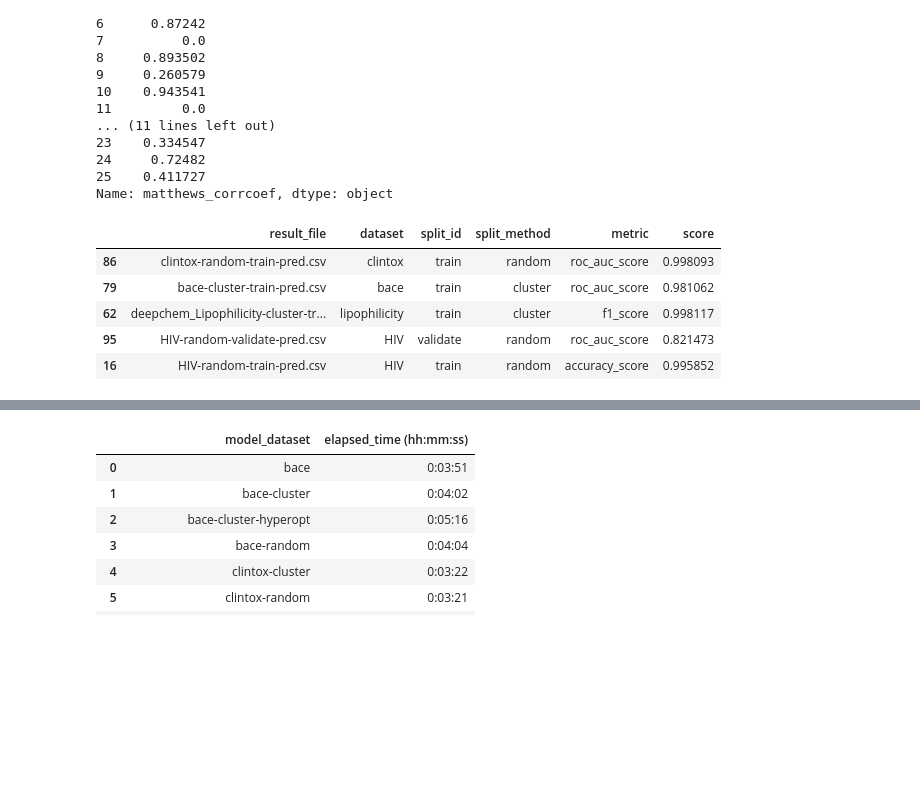
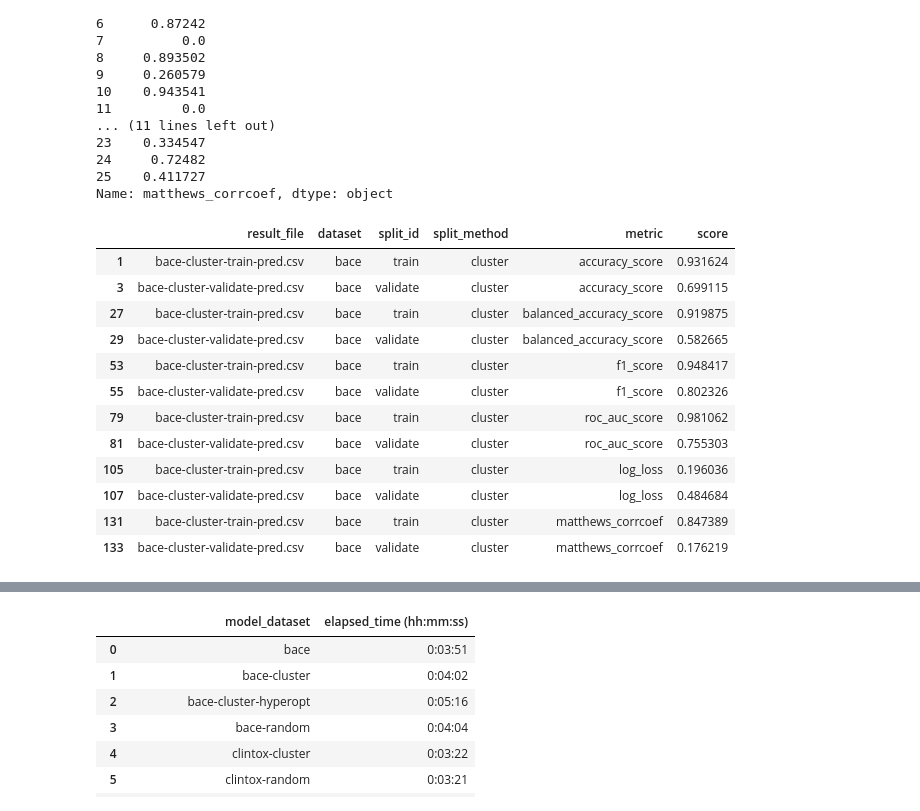
Before and after one commit to PJMichaels/Chemistry-Capstone, a Jupyter notebook: Chemprop_Evaluation.ipynb, the cells around one changed output, grey strips where cells are left out. Cells and saved outputs as stored; diff of their text form; code cells hidden in the pictures; blank space fills up the shorter version.

Commit message:
found an issue where I was reading in hyper parameter optimized results for bace and fixed it

```diff
--- a/Chemprop_Evaluation.ipynb
+++ b/Chemprop_Evaluation.ipynb
@@ -80,21 +80,35 @@ Name: matthews_corrcoef, dtype: object
 # %%
 # need to come back and optimize the visualizations, but thinking something like multiple facets for each score type
 # I also need to rotate text to avoid overlap
 
 vis_df = df.melt(['result_file', 'dataset', 'split_id', 'split_method'], value_name = "score", var_name= "metric")
 
 vis_df['dataset'] = vis_df['dataset'].str[:-4]
 vis_df['dataset'] = vis_df['dataset'].str.replace('deepchem_', '')
 
 
 vis_df.sample(5)
+
+
+
+vis_df = vis_df[~ vis_df["result_file"].str.contains("hyperopt")]
+
+### note that I needed to remove hyper-parameter optimizations results
+vis_df[(vis_df["dataset"] == 'bace') & (vis_df['split_method'] == "cluster")]
 # %% [output]
 |  | result_file | dataset | split_id | split_method | metric | score |
-| 86 | clintox-random-train-pred.csv | clintox | train | random | roc_auc_score | 0.998093 |
+| 1 | bace-cluster-train-pred.csv | bace | train | cluster | accuracy_score | 0.931624 |
+| 3 | bace-cluster-validate-pred.csv | bace | validate | cluster | accuracy_score | 0.699115 |
+| 27 | bace-cluster-train-pred.csv | bace | train | cluster | balanced_accuracy_score | 0.919875 |
+| 29 | bace-cluster-validate-pred.csv | bace | validate | cluster | balanced_accuracy_score | 0.582665 |
+| 53 | bace-cluster-train-pred.csv | bace | train | cluster | f1_score | 0.948417 |
+| 55 | bace-cluster-validate-pred.csv | bace | validate | cluster | f1_score | 0.802326 |
 | 79 | bace-cluster-train-pred.csv | bace | train | cluster | roc_auc_score | 0.981062 |
-| 62 | deepchem_Lipophilicity-cluster-tr... | lipophilicity | train | cluster | f1_score | 0.998117 |
-| 95 | HIV-random-validate-pred.csv | HIV | validate | random | roc_auc_score | 0.821473 |
-| 16 | HIV-random-train-pred.csv | HIV | train | random | accuracy_score | 0.995852 |
+| 81 | bace-cluster-validate-pred.csv | bace | validate | cluster | roc_auc_score | 0.755303 |
+| 105 | bace-cluster-train-pred.csv | bace | train | cluster | log_loss | 0.196036 |
+| 107 | bace-cluster-validate-pred.csv | bace | validate | cluster | log_loss | 0.484684 |
+| 131 | bace-cluster-train-pred.csv | bace | train | cluster | matthews_corrcoef | 0.847389 |
+| 133 | bace-cluster-validate-pred.csv | bace | validate | cluster | matthews_corrcoef | 0.176219 |
 # %%
 stack = None
 chart = None
```
Also changed, not shown: 6 other files.
